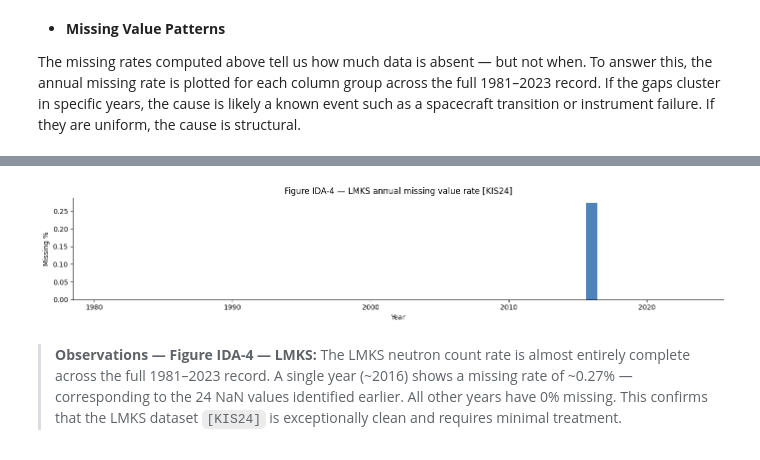
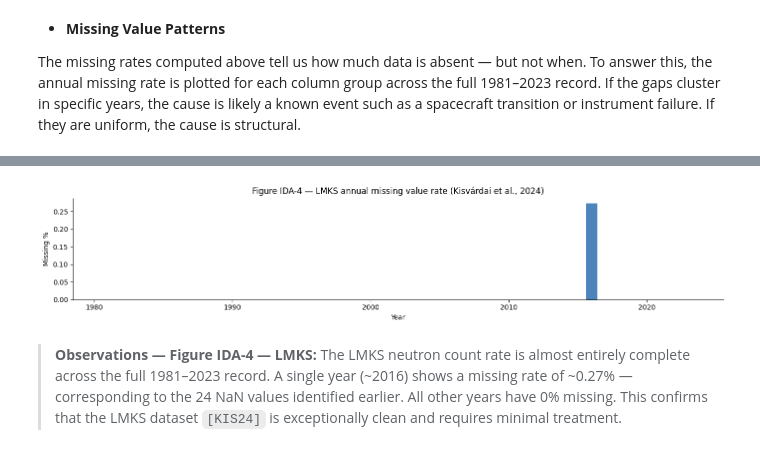
Before and after one commit to RoumenNikolov/cosmic-ray-storm-clean, a Jupyter notebook: cosmic_ray_storm_prediction.ipynb, the cells around one changed output, grey strips where cells are left out. Cells and saved outputs as stored; diff of their text form; code cells hidden in the pictures.

```diff
--- a/cosmic_ray_storm_prediction.ipynb
+++ b/cosmic_ray_storm_prediction.ipynb
@@ -475,27 +498,27 @@ plt.show()
 The pre-1996 missing data in IMF, Solar Wind, and Derived groups is a known limitation of the early OMNI record and will need to be addressed in Tidy.
 # %%
+
 # ── IDA: LMKS annual missing rate ─────────────────────────────────────────────
-# datetime is parsed here only for year extraction — no permanent changes to df_lmks.
 
-df_lmks['datetime'] = pd.to_datetime(df_lmks['datetime'])
-df_lmks['YEAR'] = df_lmks['datetime'].dt.year
+df_lmks_plot = df_lmks.copy()
+df_lmks_plot['YEAR'] = pd.to_datetime(df_lmks_plot['datetime']).dt.year
 
-annual_lmks = df_lmks.groupby('YEAR')['lmks_nm_counts'].apply(
+annual_lmks = df_lmks_plot.groupby('YEAR')['lmks_nm_counts'].apply(
     lambda x: x.isnull().mean() * 100
 )
 
 fig, ax = plt.subplots(figsize=(14, 3))
 ax.bar(annual_lmks.index, annual_lmks, color='#2166ac', alpha=0.8, width=0.8)
 ax.set_ylabel('Missing %')
 ax.set_xlabel('Year')
-ax.set_title('Figure IDA-4 — LMKS annual missing value rate [KIS24]')
+ax.set_title('Figure IDA-4 — LMKS annual missing value rate (Kisvárdai et al., 2024)')
 ax.spines['top'].set_visible(False)
 ax.spines['right'].set_visible(False)
 plt.tight_layout()
 plt.savefig('images/fig_ida4_lmks_missing.png', dpi=150, bbox_inches='tight')
 plt.show()
 # %% [output]
-[figure, old version]
+[figure, new version]
 # %% [markdown]
 > **Observations — Figure IDA-4 — LMKS:**  The LMKS neutron count rate is almost entirely complete across the full 1981–2023 record. A single year (~2016) shows a missing rate of ~0.27% — corresponding to the 24 NaN values identified earlier. All other years have 0% missing. This confirms that the LMKS dataset `[KIS24]` is exceptionally clean and requires minimal treatment.
 # %% [markdown]
```
Also changed, not shown: parts of 29 cells of this notebook.
